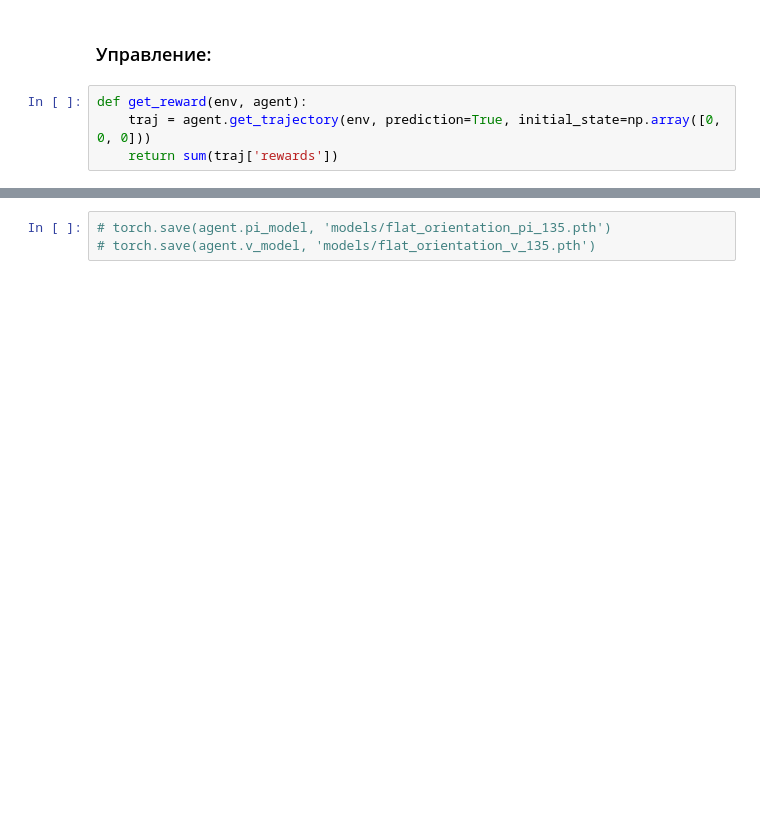
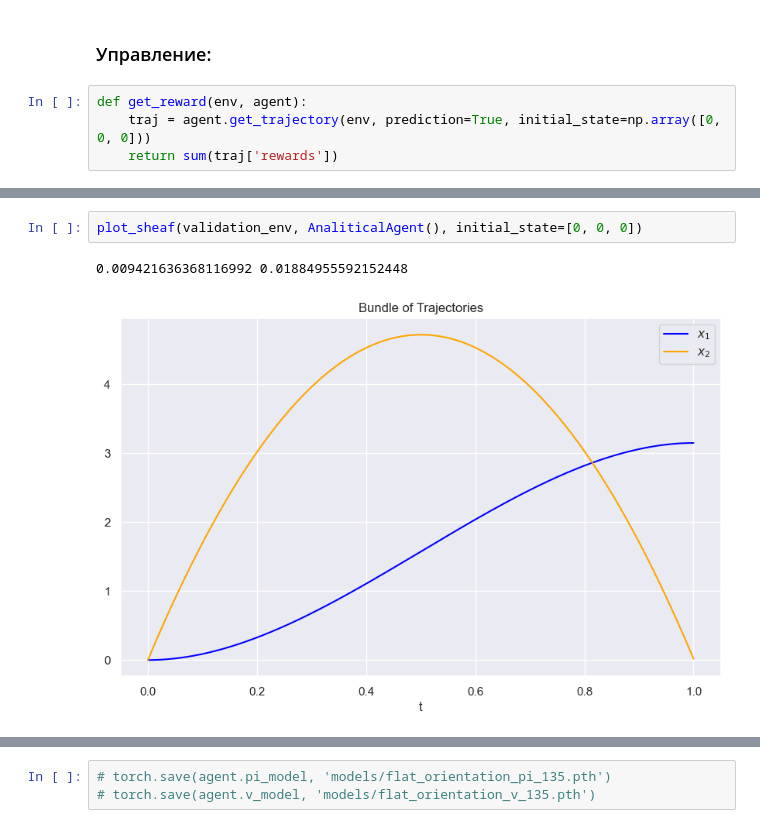
Before and after one commit to iameteron/RL, a Jupyter notebook: rl_control_flat.ipynb, the cells around one changed output, grey strips where cells are left out. Saved outputs shown, nothing was run; the diff lists cells and outputs as text; blank space fills up the shorter version.

```diff
--- a/rl_control_flat.ipynb
+++ b/rl_control_flat.ipynb
@@ -117,0 +116,5 @@ def get_reward(env, agent):
+# %%
+plot_sheaf(validation_env, AnaliticalAgent(), initial_state=[0, 0, 0])
+# %% [output]
+0.009421636368116992 0.01884955592152448
+[figure, added]
```
Also changed, not shown: parts of 44 cells of this notebook.
